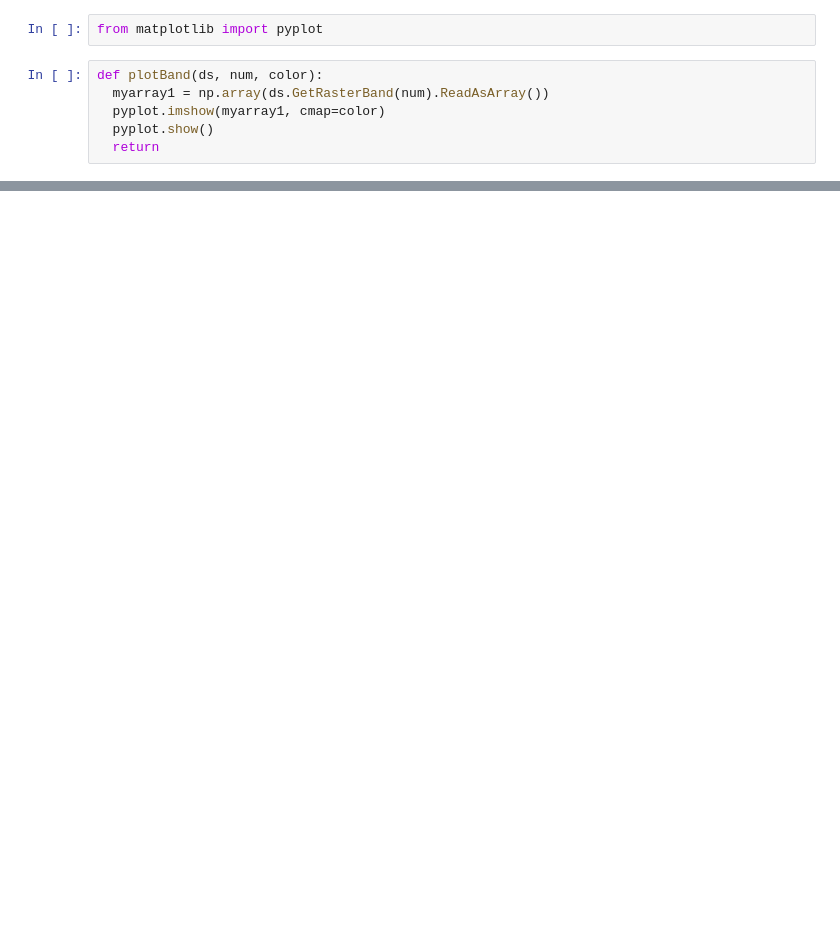
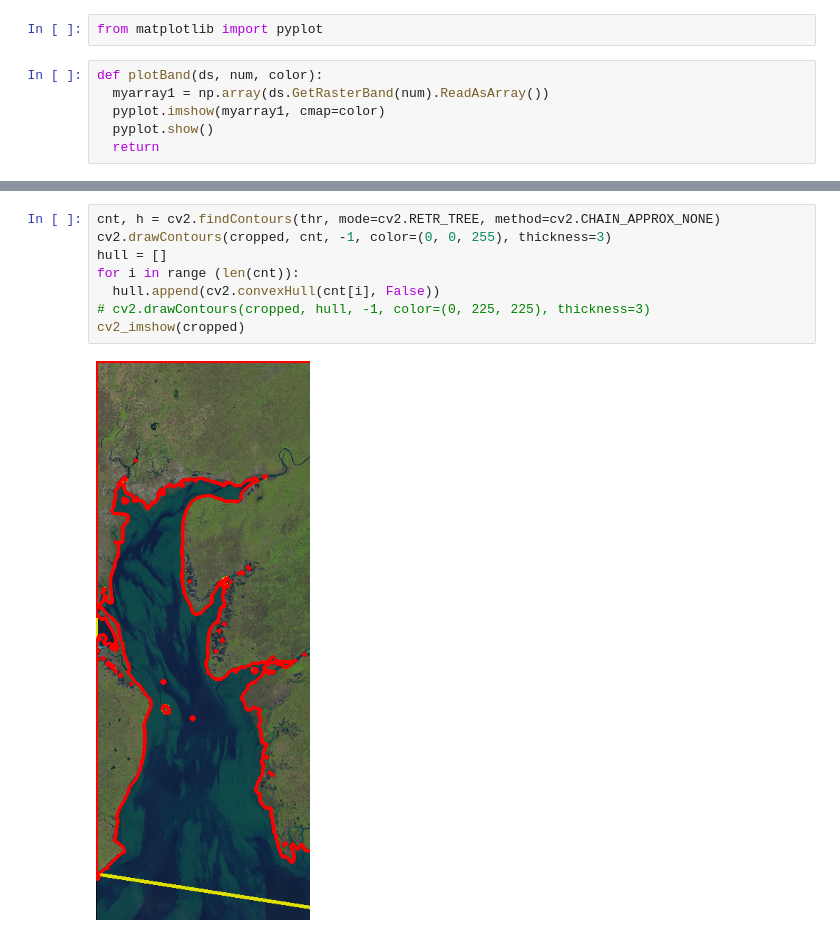
Before and after one commit to Aryanaut/eutro-reverso, a Jupyter notebook: workingWithMultispectralDataTiff.ipynb, the cells around one changed output, grey strips where cells are left out. Drawn from its saved outputs; the diff is of its cells as text; blank space fills up the shorter version.

```diff
--- a/workingWithMultispectralDataTiff.ipynb
+++ b/workingWithMultispectralDataTiff.ipynb
@@ -53,0 +66,10 @@ view = imshow(img)
+# %%
+cnt, h = cv2.findContours(thr, mode=cv2.RETR_TREE, method=cv2.CHAIN_APPROX_NONE)
+cv2.drawContours(cropped, cnt, -1, color=(0, 0, 255), thickness=3)
+hull = []
+for i in range (len(cnt)):
+  hull.append(cv2.convexHull(cnt[i], False))
+# cv2.drawContours(cropped, hull, -1, color=(0, 225, 225), thickness=3)
+cv2_imshow(cropped)
+# %% [output]
+[figure, added]
```
Also changed, not shown: parts of 14 cells of this notebook.
